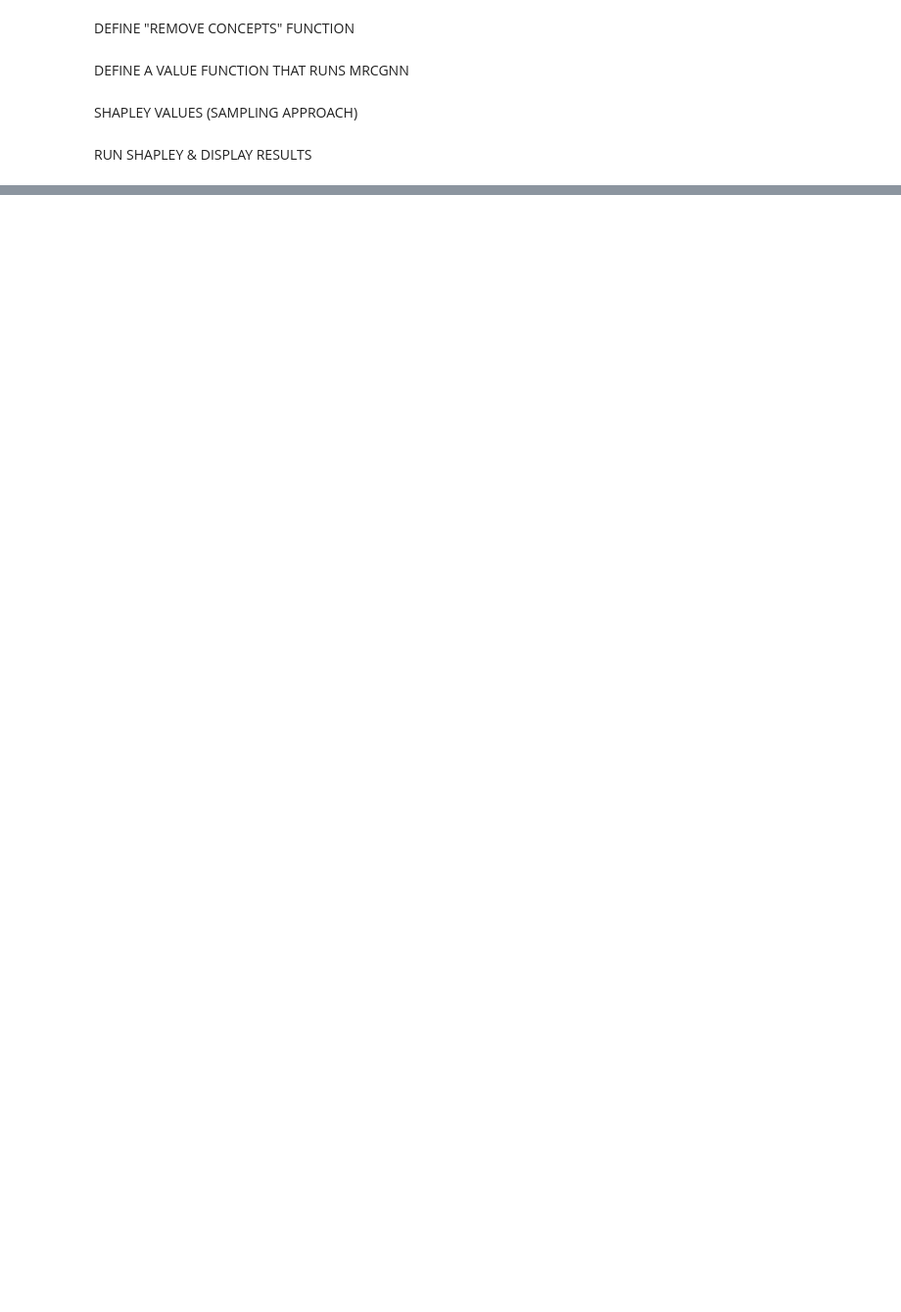
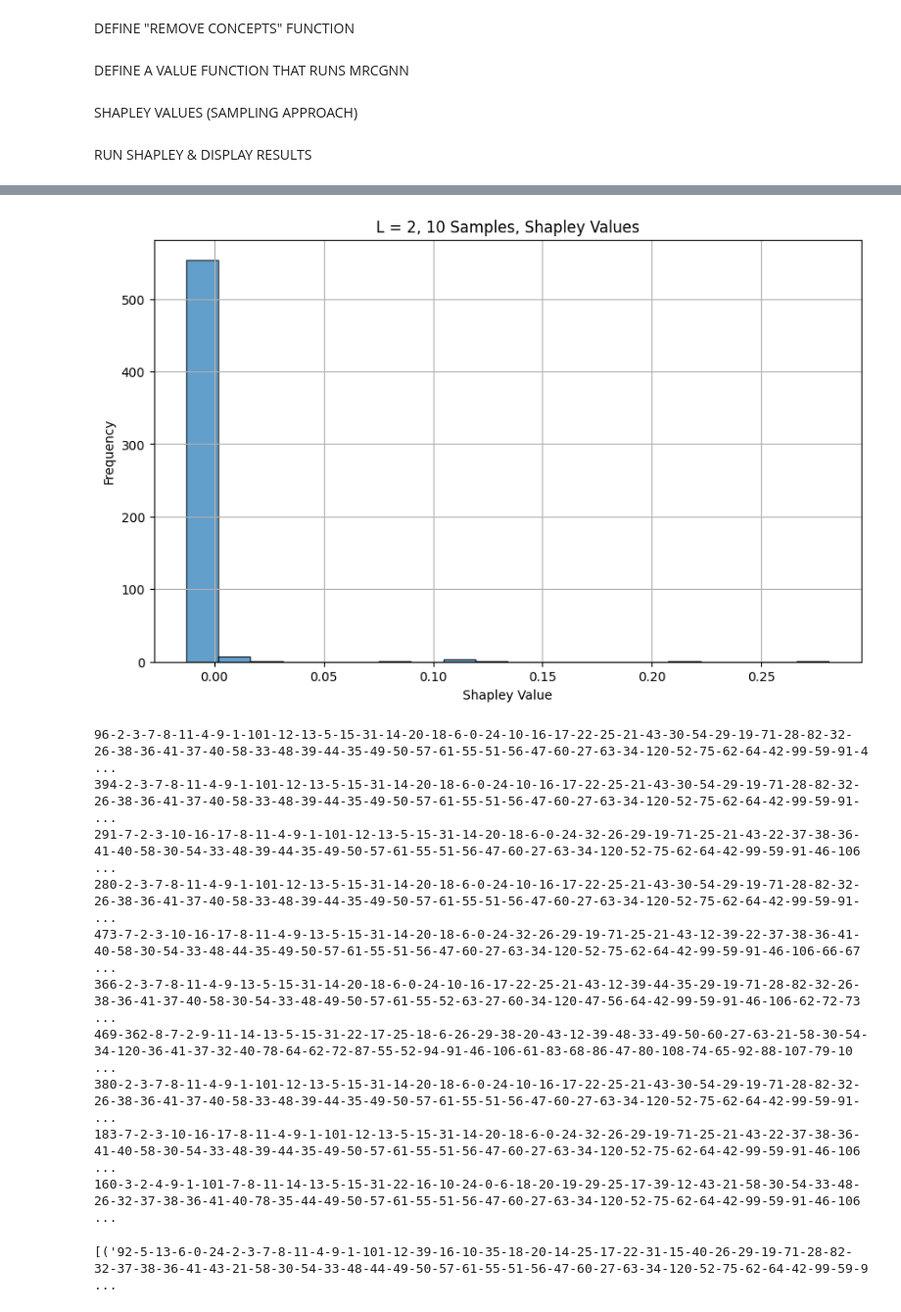
Before and after one commit to houjer23/GraphTrail_on_MRCGNN, a Jupyter notebook: graphtrail_MRCGNN.ipynb, the cells around one changed output, grey strips where cells are left out. Shown at 98% size. Saved outputs shown, nothing was run; the diff lists cells and outputs as text; code cells hidden in the pictures; blank space fills up the shorter version.

```diff
--- a/graphtrail_MRCGNN.ipynb
+++ b/graphtrail_MRCGNN.ipynb
@@ -434,0 +553,34 @@ Top-10 Concepts by Shapley Value:
+# %%
+import matplotlib.pyplot as plt
+
+# Extract Shapley values from sorted_shap2
+shap_values = [val for _, val in L2_sample10]
+
+# Plot histogram with more bins for smaller bars
+plt.figure(figsize=(10, 6))
+plt.hist(shap_values, bins=20, edgecolor='black', alpha=0.7)  # Increase bins to make bars thinner
+plt.title('L = 2, 10 Samples, Shapley Values')
+plt.xlabel('Shapley Value')
+plt.ylabel('Frequency')
+plt.grid(True)
+plt.show()
+
+for c, val in L2_sample10[:10]:
+    print(f"{c} => {val:.4f}")
+# %% [output]
+[figure, added]
+96-2-3-7-8-11-4-9-1-101-12-13-5-15-31-14-20-18-6-0-24-10-16-17-22-25-21-43-30-54-29-19-71-28-82-32-26-38-36-41-37-40-58-33-48-39-44-35-49-50-57-61-55-51-56-47-60-27-63-34-120-52-75-62-64-42-99-59-91-4 ...
+394-2-3-7-8-11-4-9-1-101-12-13-5-15-31-14-20-18-6-0-24-10-16-17-22-25-21-43-30-54-29-19-71-28-82-32-26-38-36-41-37-40-58-33-48-39-44-35-49-50-57-61-55-51-56-47-60-27-63-34-120-52-75-62-64-42-99-59-91- ...
+291-7-2-3-10-16-17-8-11-4-9-1-101-12-13-5-15-31-14-20-18-6-0-24-32-26-29-19-71-25-21-43-22-37-38-36-41-40-58-30-54-33-48-39-44-35-49-50-57-61-55-51-56-47-60-27-63-34-120-52-75-62-64-42-99-59-91-46-106 ...
+280-2-3-7-8-11-4-9-1-101-12-13-5-15-31-14-20-18-6-0-24-10-16-17-22-25-21-43-30-54-29-19-71-28-82-32-26-38-36-41-37-40-58-33-48-39-44-35-49-50-57-61-55-51-56-47-60-27-63-34-120-52-75-62-64-42-99-59-91- ...
+473-7-2-3-10-16-17-8-11-4-9-13-5-15-31-14-20-18-6-0-24-32-26-29-19-71-25-21-43-12-39-22-37-38-36-41-40-58-30-54-33-48-44-35-49-50-57-61-55-51-56-47-60-27-63-34-120-52-75-62-64-42-99-59-91-46-106-66-67 ...
+366-2-3-7-8-11-4-9-13-5-15-31-14-20-18-6-0-24-10-16-17-22-25-21-43-12-39-44-35-29-19-71-28-82-32-26-38-36-41-37-40-58-30-54-33-48-49-50-57-61-55-52-63-27-60-34-120-47-56-64-42-99-59-91-46-106-62-72-73 ...
+469-362-8-7-2-9-11-14-13-5-15-31-22-17-25-18-6-26-29-38-20-43-12-39-48-33-49-50-60-27-63-21-58-30-54-34-120-36-41-37-32-40-78-64-62-72-87-55-52-94-91-46-106-61-83-68-86-47-80-108-74-65-92-88-107-79-10 ...
+380-2-3-7-8-11-4-9-1-101-12-13-5-15-31-14-20-18-6-0-24-10-16-17-22-25-21-43-30-54-29-19-71-28-82-32-26-38-36-41-37-40-58-33-48-39-44-35-49-50-57-61-55-51-56-47-60-27-63-34-120-52-75-62-64-42-99-59-91- ...
+183-7-2-3-10-16-17-8-11-4-9-1-101-12-13-5-15-31-14-20-18-6-0-24-32-26-29-19-71-25-21-43-22-37-38-36-41-40-58-30-54-33-48-39-44-35-49-50-57-61-55-51-56-47-60-27-63-34-120-52-75-62-64-42-99-59-91-46-106 ...
+160-3-2-4-9-1-101-7-8-11-14-13-5-15-31-22-16-10-24-0-6-18-20-19-29-25-17-39-12-43-21-58-30-54-33-48-26-32-37-38-36-41-40-78-35-44-49-50-57-61-55-51-56-47-60-27-63-34-120-52-75-62-64-42-99-59-91-46-106 ...
+# %%
+shape_2 = sorted_shap
+print(shape_2)
+# %% [output]
+[('92-5-13-6-0-24-2-3-7-8-11-4-9-1-101-12-39-16-10-35-18-20-14-25-17-22-31-15-40-26-29-19-71-28-82-32-37-38-36-41-43-21-58-30-54-33-48-44-49-50-57-61-55-51-56-47-60-27-63-34-120-52-75-62-64-42-99-59-9 ...
```
Also changed, not shown: parts of 12 cells of this notebook, 2 other files.
